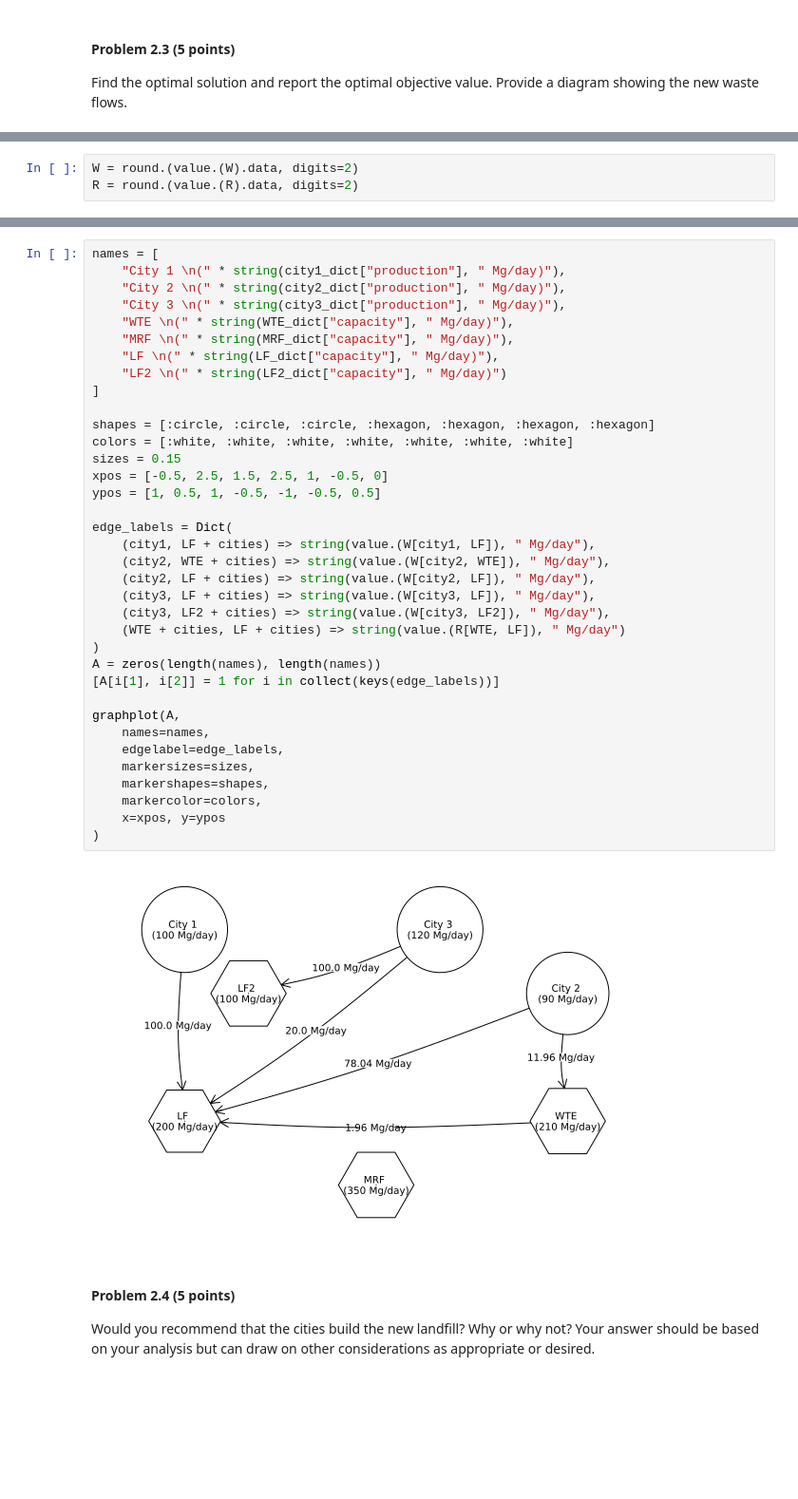
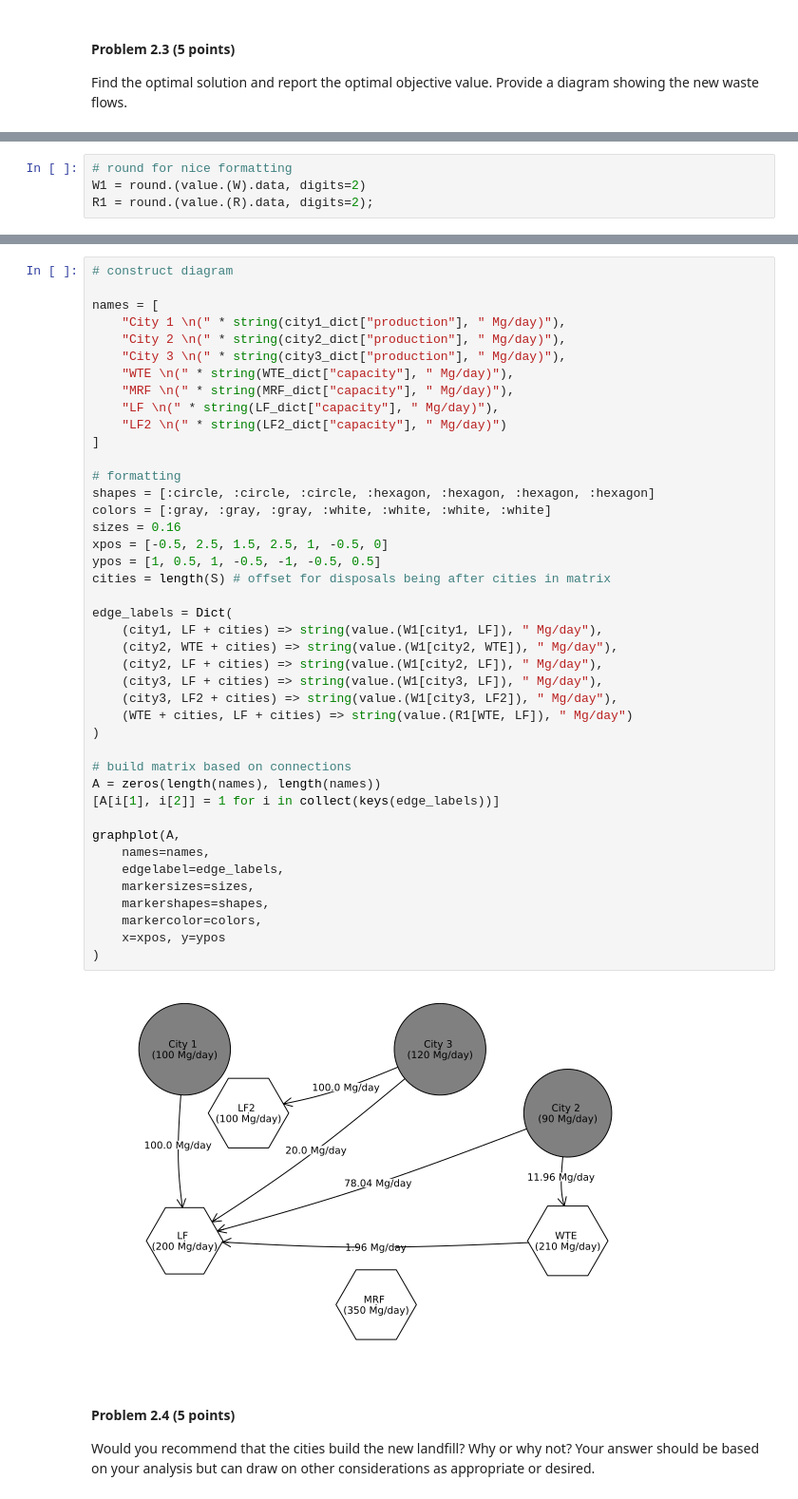
Before and after one commit to BEE4750-FA23/hw05-anthonynic28, a Jupyter notebook: hw05.ipynb, the cells around one changed output, grey strips where cells are left out. Shown: that part at 95% size. Drawn from its saved outputs; the diff is of its cells as text; blank space fills up the shorter version.

```diff
--- a/hw05.ipynb
+++ b/hw05.ipynb
@@ -744,3 +962,4 @@ value.(Y).data
 # %%
-W = round.(value.(W).data, digits=2)
-R = round.(value.(R).data, digits=2)
+# round for nice formatting
+W1 = round.(value.(W).data, digits=2)
+R1 = round.(value.(R).data, digits=2);
@@ -753,41 +966,47 @@ R = round.(value.(R).data, digits=2)
 # %%
+# construct diagram
+
 names = [
     "City 1 \n(" * string(city1_dict["production"], " Mg/day)"),
     "City 2 \n(" * string(city2_dict["production"], " Mg/day)"),
     "City 3 \n(" * string(city3_dict["production"], " Mg/day)"),
     "WTE \n(" * string(WTE_dict["capacity"], " Mg/day)"),
     "MRF \n(" * string(MRF_dict["capacity"], " Mg/day)"),
     "LF \n(" * string(LF_dict["capacity"], " Mg/day)"),
     "LF2 \n(" * string(LF2_dict["capacity"], " Mg/day)")
 ]
 
+# formatting
 shapes = [:circle, :circle, :circle, :hexagon, :hexagon, :hexagon, :hexagon]
-colors = [:white, :white, :white, :white, :white, :white, :white]
-sizes = 0.15
+colors = [:gray, :gray, :gray, :white, :white, :white, :white]
+sizes = 0.16
 xpos = [-0.5, 2.5, 1.5, 2.5, 1, -0.5, 0]
 ypos = [1, 0.5, 1, -0.5, -1, -0.5, 0.5]
+cities = length(S) # offset for disposals being after cities in matrix
 
 edge_labels = Dict(
-    (city1, LF + cities) => string(value.(W[city1, LF]), " Mg/day"),
-    (city2, WTE + cities) => string(value.(W[city2, WTE]), " Mg/day"),
-    (city2, LF + cities) => string(value.(W[city2, LF]), " Mg/day"),
-    (city3, LF + cities) => string(value.(W[city3, LF]), " Mg/day"),
-    (city3, LF2 + cities) => string(value.(W[city3, LF2]), " Mg/day"),
-    (WTE + cities, LF + cities) => string(value.(R[WTE, LF]), " Mg/day")
+    (city1, LF + cities) => string(value.(W1[city1, LF]), " Mg/day"),
+    (city2, WTE + cities) => string(value.(W1[city2, WTE]), " Mg/day"),
+    (city2, LF + cities) => string(value.(W1[city2, LF]), " Mg/day"),
+    (city3, LF + cities) => string(value.(W1[city3, LF]), " Mg/day"),
+    (city3, LF2 + cities) => string(value.(W1[city3, LF2]), " Mg/day"),
+    (WTE + cities, LF + cities) => string(value.(R1[WTE, LF]), " Mg/day")
 )
+
+# build matrix based on connections
 A = zeros(length(names), length(names))
 [A[i[1], i[2]] = 1 for i in collect(keys(edge_labels))]
 
 graphplot(A,
     names=names,
     edgelabel=edge_labels,
     markersizes=sizes,
     markershapes=shapes,
     markercolor=colors,
     x=xpos, y=ypos
 )
 # %% [output]
-[figure, old version]
+[figure, new version]
 # %% [markdown]
 #### Problem 2.4 (5 points)
 
```
Also changed, not shown: parts of 55 cells of this notebook.
